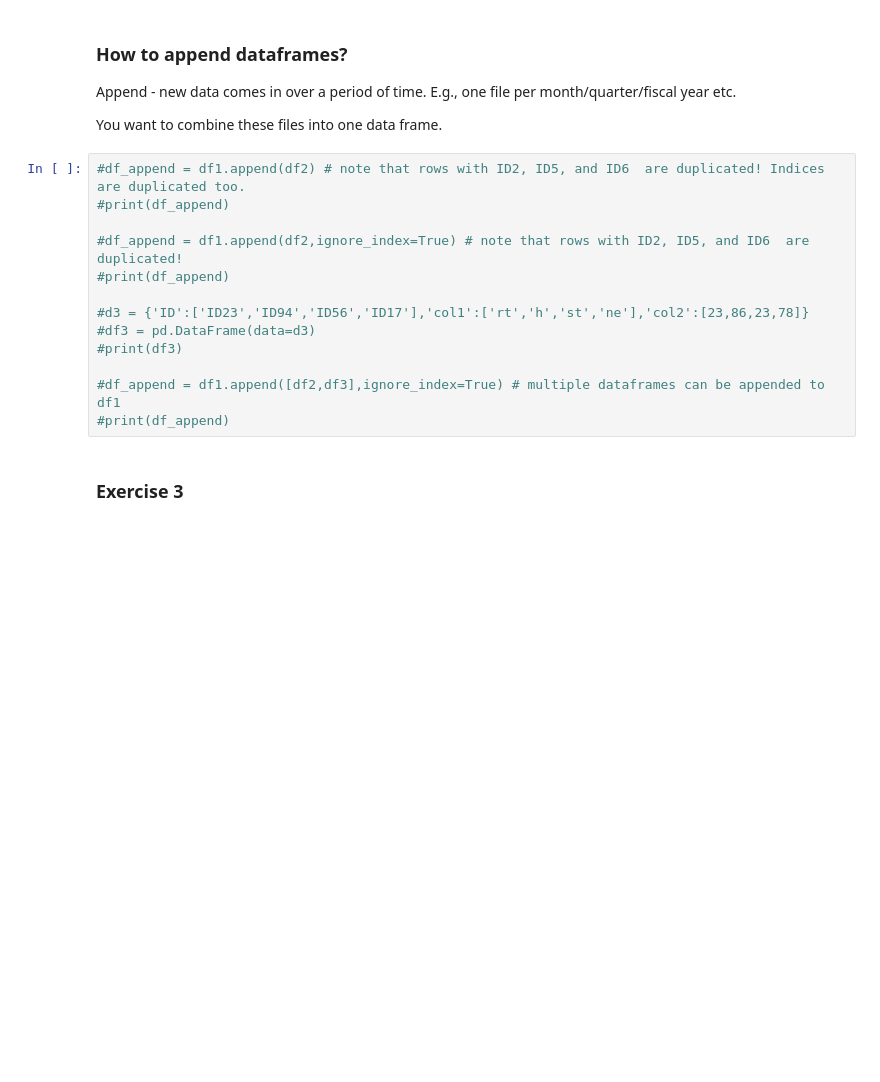
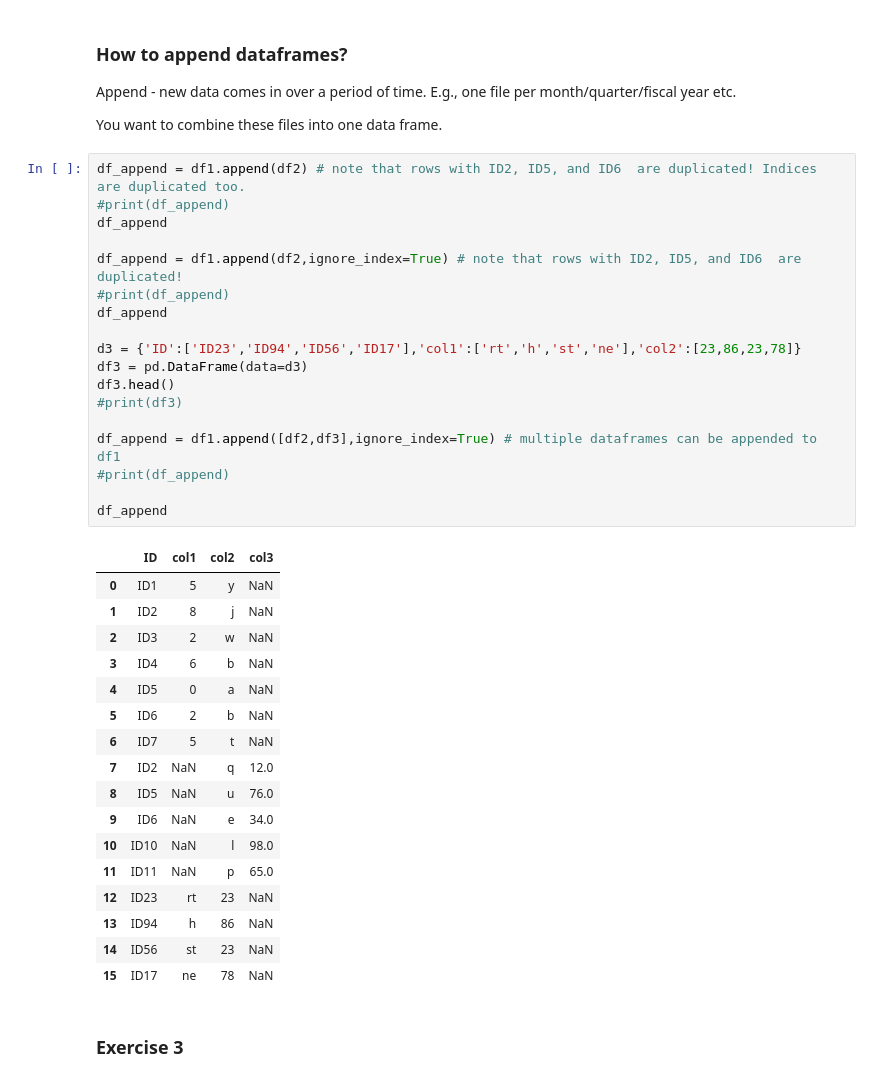
Before and after one commit to yuetianli22/DATA1030-Fall2021, a Jupyter notebook: week2 - EDA/EDA_p1.ipynb, the cells around one changed output. Drawn from its saved outputs; the diff is of its cells as text; blank space fills up the shorter version.

```diff
--- a/week2 - EDA/EDA_p1.ipynb
+++ b/week2 - EDA/EDA_p1.ipynb
@@ -473,18 +501,41 @@ Append - new data comes in over a period of time. E.g., one file per month/quart
 
 You want to combine these files into one data frame.
 # %%
-#df_append = df1.append(df2) # note that rows with ID2, ID5, and ID6  are duplicated! Indices are duplicated too.
+df_append = df1.append(df2) # note that rows with ID2, ID5, and ID6  are duplicated! Indices are duplicated too.
+#print(df_append)
+df_append
+
+df_append = df1.append(df2,ignore_index=True) # note that rows with ID2, ID5, and ID6  are duplicated!
+#print(df_append)
+df_append
+
+d3 = {'ID':['ID23','ID94','ID56','ID17'],'col1':['rt','h','st','ne'],'col2':[23,86,23,78]}
+df3 = pd.DataFrame(data=d3)
+df3.head()
+#print(df3)
+
+df_append = df1.append([df2,df3],ignore_index=True) # multiple dataframes can be appended to df1
 #print(df_append)
 
-#df_append = df1.append(df2,ignore_index=True) # note that rows with ID2, ID5, and ID6  are duplicated!
-#print(df_append)
-
-#d3 = {'ID':['ID23','ID94','ID56','ID17'],'col1':['rt','h','st','ne'],'col2':[23,86,23,78]}
-#df3 = pd.DataFrame(data=d3)
-#print(df3)
-
-#df_append = df1.append([df2,df3],ignore_index=True) # multiple dataframes can be appended to df1
-#print(df_append)
+df_append
+# %% [output]
+|  | ID | col1 | col2 | col3 |
+| 0 | ID1 | 5 | y | NaN |
+| 1 | ID2 | 8 | j | NaN |
+| 2 | ID3 | 2 | w | NaN |
+| 3 | ID4 | 6 | b | NaN |
+| 4 | ID5 | 0 | a | NaN |
+| 5 | ID6 | 2 | b | NaN |
+| 6 | ID7 | 5 | t | NaN |
+| 7 | ID2 | NaN | q | 12.0 |
+| 8 | ID5 | NaN | u | 76.0 |
+| 9 | ID6 | NaN | e | 34.0 |
+| 10 | ID10 | NaN | l | 98.0 |
+| 11 | ID11 | NaN | p | 65.0 |
+| 12 | ID23 | rt | 23 | NaN |
+| 13 | ID94 | h | 86 | NaN |
+| 14 | ID56 | st | 23 | NaN |
+| 15 | ID17 | ne | 78 | NaN |
 # %% [markdown]
 ### Exercise 3
 # %%
```
Also changed, not shown: parts of 5 cells of this notebook.
